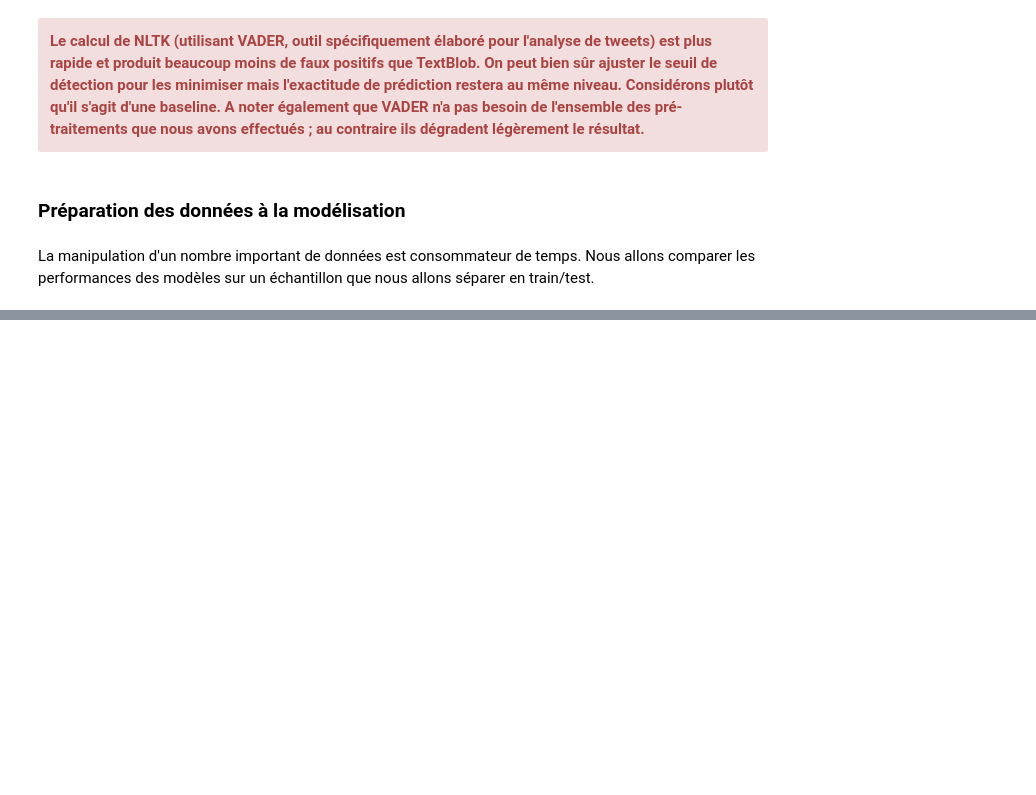
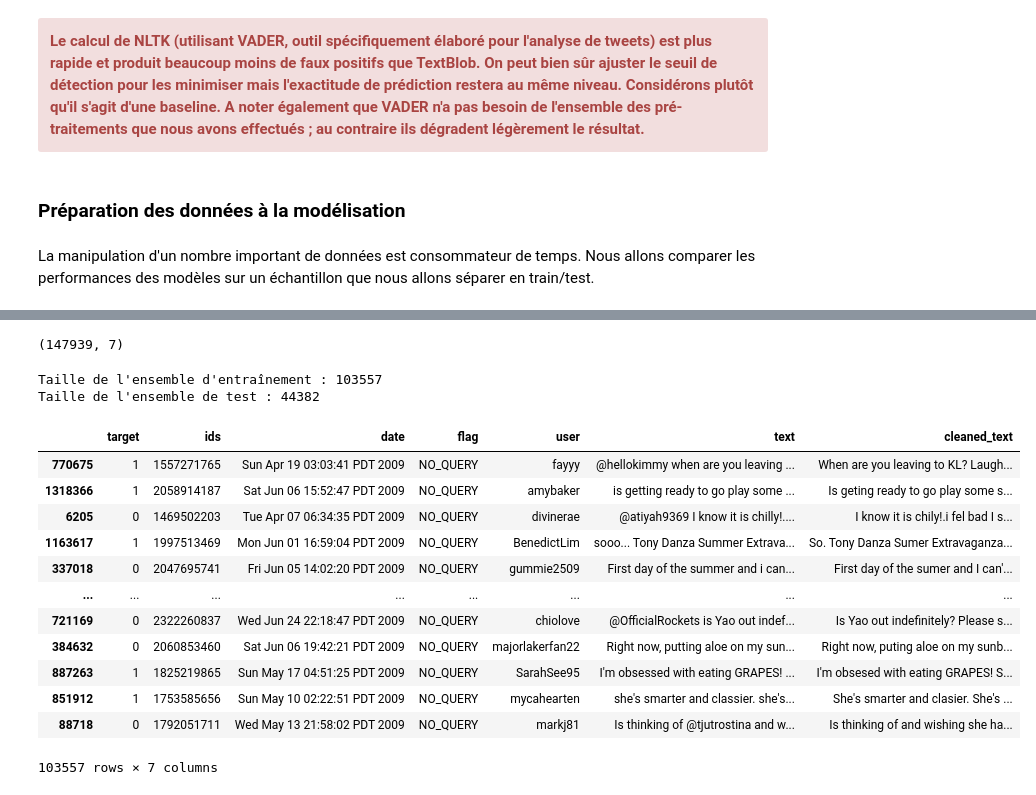
Before and after one commit to cecile-aie/oc_aiep7, a Jupyter notebook: P7_preprocessing.ipynb, the cells around one changed output, grey strips where cells are left out. Drawn from its saved outputs; the diff is of its cells as text; code cells hidden in the pictures; blank space fills up the shorter version.

Commit message:
Sample 10% - pycaret setup CountVectorizer

```diff
--- a/P7_preprocessing.ipynb
+++ b/P7_preprocessing.ipynb
@@ -1301,0 +1266,35 @@ test_df.to_csv('./data/test_df.csv', index=False)
+# %%
+import pandas as pd
+from sklearn.model_selection import train_test_split
+
+# Echantillonage
+df_sample, _ = train_test_split(data, test_size=0.9, stratify=data["target"])
+# %%
+df_sample.shape
+# %% [output]
+(147939, 7)
+# %%
+# Séparation en train/test
+train_df, test_df = train_test_split(df_sample, test_size=0.3, stratify=df_sample['target'])
+
+print("Taille de l'ensemble d'entraînement :", len(train_df))
+print("Taille de l'ensemble de test :", len(test_df))
+# %% [output]
+Taille de l'ensemble d'entraînement : 103557
+Taille de l'ensemble de test : 44382
+# %%
+train_df
+# %% [output]
+|  | target | ids | date | flag | user | text | cleaned_text |
+| 770675 | 1 | 1557271765 | Sun Apr 19 03:03:41 PDT 2009 | NO_QUERY | fayyy | @hellokimmy when are you leaving ... | When are you leaving to KL? Laugh... |
+| 1318366 | 1 | 2058914187 | Sat Jun 06 15:52:47 PDT 2009 | NO_QUERY | amybaker | is getting ready to go play some ... | Is geting ready to go play some s... |
+| 6205 | 0 | 1469502203 | Tue Apr 07 06:34:35 PDT 2009 | NO_QUERY | divinerae | @atiyah9369 I know it is chilly!.... | I know it is chily!.i fel bad I s... |
+| 1163617 | 1 | 1997513469 | Mon Jun 01 16:59:04 PDT 2009 | NO_QUERY | BenedictLim | sooo... Tony Danza Summer Extrava... | So. Tony Danza Sumer Extravaganza... |
+| 337018 | 0 | 2047695741 | Fri Jun 05 14:02:20 PDT 2009 | NO_QUERY | gummie2509 | First day of the summer and i can... | First day of the sumer and I can'... |
+| ... | ... | ... | ... | ... | ... | ... | ... |
+| 721169 | 0 | 2322260837 | Wed Jun 24 22:18:47 PDT 2009 | NO_QUERY | chiolove | @OfficialRockets is Yao out indef... | Is Yao out indefinitely? Please s... |
+| 384632 | 0 | 2060853460 | Sat Jun 06 19:42:21 PDT 2009 | NO_QUERY | majorlakerfan22 | Right now, putting aloe on my sun... | Right now, puting aloe on my sunb... |
+| 887263 | 1 | 1825219865 | Sun May 17 04:51:25 PDT 2009 | NO_QUERY | SarahSee95 | I'm obsessed with eating GRAPES! ... | I'm obsesed with eating GRAPES! S... |
+| 851912 | 1 | 1753585656 | Sun May 10 02:22:51 PDT 2009 | NO_QUERY | mycahearten | she's smarter and classier. she's... | She's smarter and clasier. She's ... |
+| 88718 | 0 | 1792051711 | Wed May 13 21:58:02 PDT 2009 | NO_QUERY | markj81 | Is thinking of @tjutrostina and w... | Is thinking of and wishing she ha... |
+103557 rows × 7 columns
```
Also changed, not shown: parts of 6 cells of this notebook, 1 other file.
